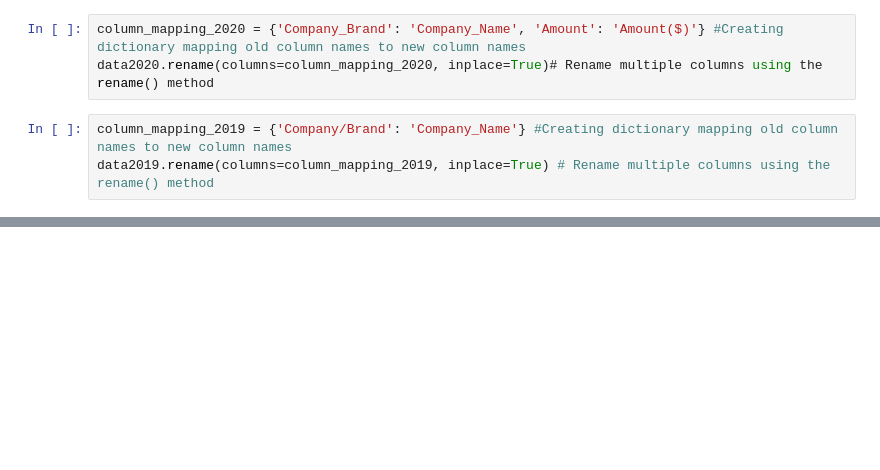
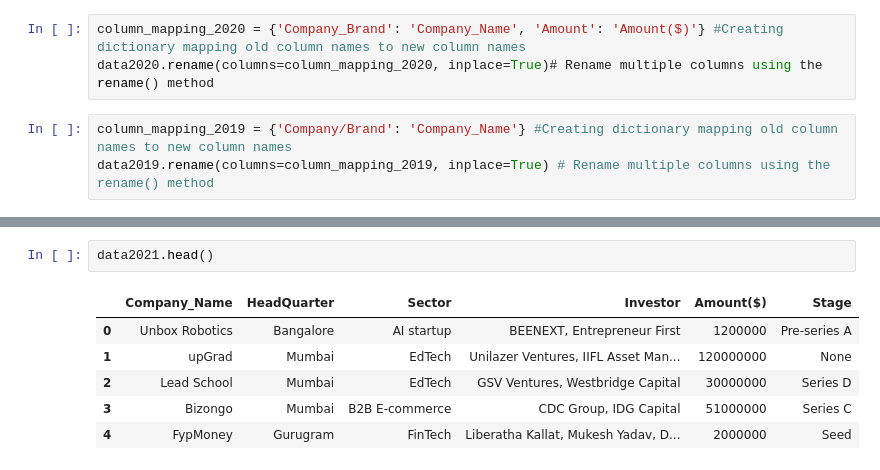
Before and after one commit to ShivajiKhajira/LP1_Project-1, a Jupyter notebook: LP1_startup_funding2020.ipynb, the cells around one changed output, grey strips where cells are left out. Drawn from its saved outputs; the diff is of its cells as text; blank space fills up the shorter version.

```diff
--- a/LP1_startup_funding2020.ipynb
+++ b/LP1_startup_funding2020.ipynb
@@ -397,0 +441,9 @@ data2018.rename(columns=column_mapping_2018, inplace=True)
+# %%
+data2021.head()
+# %% [output]
+|  | Company_Name | HeadQuarter | Sector | Investor | Amount($) | Stage |
+| 0 | Unbox Robotics | Bangalore | AI startup | BEENEXT, Entrepreneur First | 1200000 | Pre-series A |
+| 1 | upGrad | Mumbai | EdTech | Unilazer Ventures, IIFL Asset Man... | 120000000 | None |
+| 2 | Lead School | Mumbai | EdTech | GSV Ventures, Westbridge Capital | 30000000 | Series D |
+| 3 | Bizongo | Mumbai | B2B E-commerce | CDC Group, IDG Capital | 51000000 | Series C |
+| 4 | FypMoney | Gurugram | FinTech | Liberatha Kallat, Mukesh Yadav, D... | 2000000 | Seed |
```
Also changed, not shown: parts of 11 cells of this notebook.
